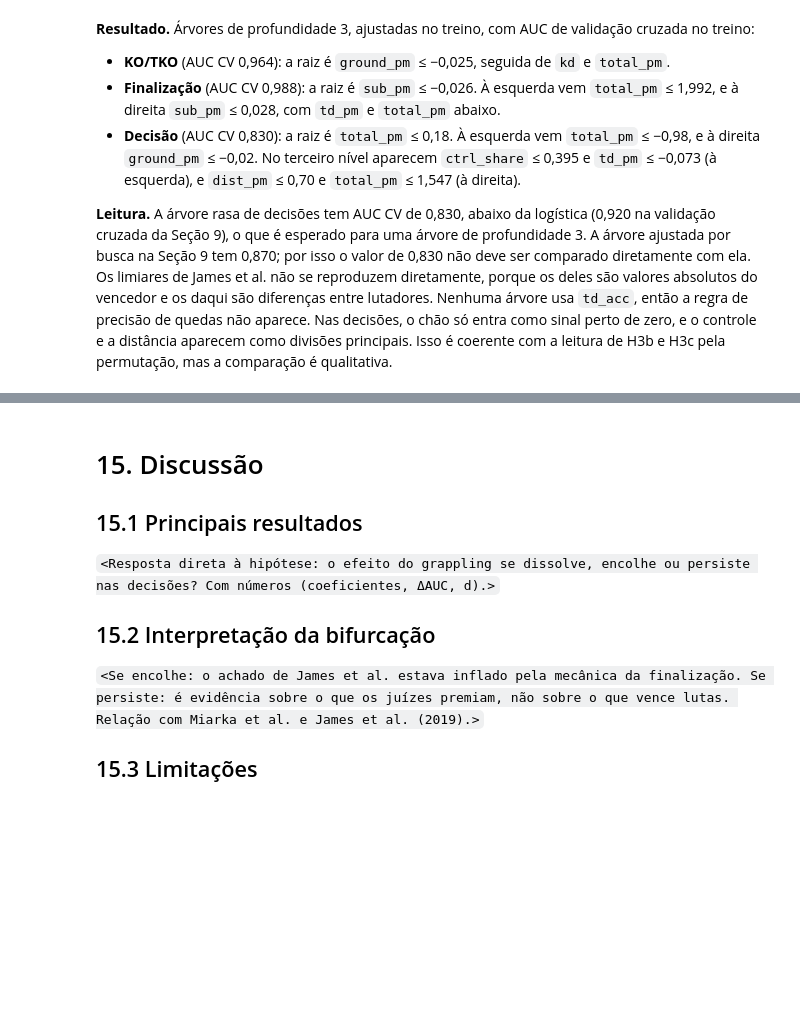
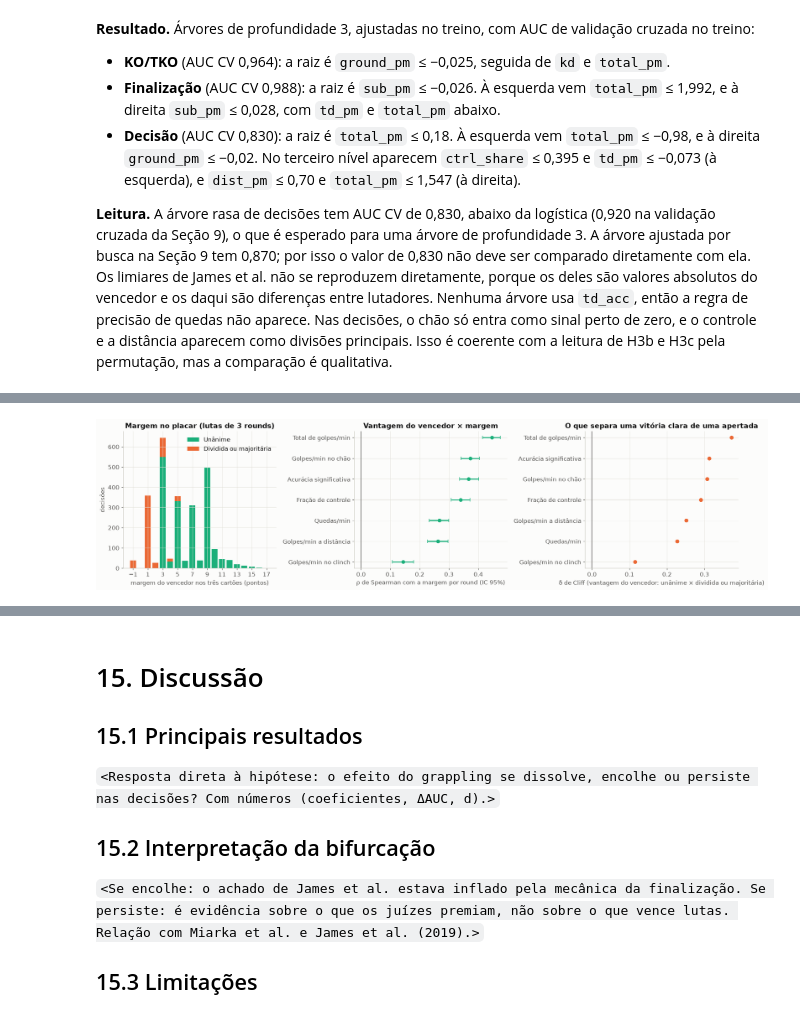
Before and after one commit to phprestes/UFC-Grappling-Decisao, a Jupyter notebook: UFC_Grappling_Decisao.ipynb, the cells around one changed output, grey strips where cells are left out. Saved outputs shown, nothing was run; the diff lists cells and outputs as text; code cells hidden in the pictures; blank space fills up the shorter version.

```diff
--- a/UFC_Grappling_Decisao.ipynb
+++ b/UFC_Grappling_Decisao.ipynb
@@ -2774,0 +3121,35 @@ Análise **exploratória**, sem reivindicar novidade (o tema é coberto por Lats
+# %%
+COR_TIPO = {"Unânime": COR_ESTRATO["Decisão"], "Dividida ou majoritária": COR_ESTRATO["Finalização"]}
+fig, axes = plt.subplots(1, 3, figsize=(17, 4.6))
+
+ax = axes[0]
+tres = decisoes[(decisoes["scheduled_rounds"] == 3) & (decisoes["juizes"] == 3)]
+contagem = tres.groupby(["margem", "tipo"]).size().unstack(fill_value=0).reindex(columns=list(COR_TIPO), fill_value=0)
+base = np.zeros(len(contagem))
+for t in COR_TIPO:
+    ax.bar(contagem.index, contagem[t], bottom=base, color=COR_TIPO[t], label=t, width=0.8)
+    base += contagem[t].to_numpy()
+ax.set(xlabel="margem do vencedor nos três cartões (pontos)", ylabel="decisões",
+       title="Margem no placar (lutas de 3 rounds)", xticks=contagem.index[::2])
+ax.legend(frameon=False)
+
+ax = axes[1]
+sp = spearman_j.sort_values("ρ")
+ax.errorbar(sp["ρ"], np.arange(len(sp)), xerr=[sp["ρ"] - sp["IC95 inf"], sp["IC95 sup"] - sp["ρ"]], fmt="o",
+            color=COR_ESTRATO["Decisão"], capsize=3)
+ax.axvline(0, color=COR_TEXTO_2, linewidth=1)
+ax.set_yticks(np.arange(len(sp)), [ROTULOS_ATRIB.get(k, k) for k in sp["indicador"]])
+ax.set(xlabel="ρ de Spearman com a margem por round (IC 95%)", title="Vantagem do vencedor × margem")
+
+ax = axes[2]
+mw = mw_j.sort_values("δ de Cliff")
+ax.scatter(mw["δ de Cliff"], np.arange(len(mw)), color=COR_ESTRATO["Finalização"], zorder=3, s=40)
+ax.axvline(0, color=COR_TEXTO_2, linewidth=1)
+ax.set_yticks(np.arange(len(mw)), [ROTULOS_ATRIB.get(k, k) for k in mw["indicador"]])
+ax.set(xlabel="δ de Cliff (vantagem do vencedor: unânime × dividida ou majoritária)",
+       title="O que separa uma vitória clara de uma apertada")
+fig.tight_layout()
+salvar(fig, "fig28_placar_juizes")
+plt.show()
+# %% [output]
+[figure, added]
```
Also changed, not shown: parts of 33 cells of this notebook, 16 other files.
